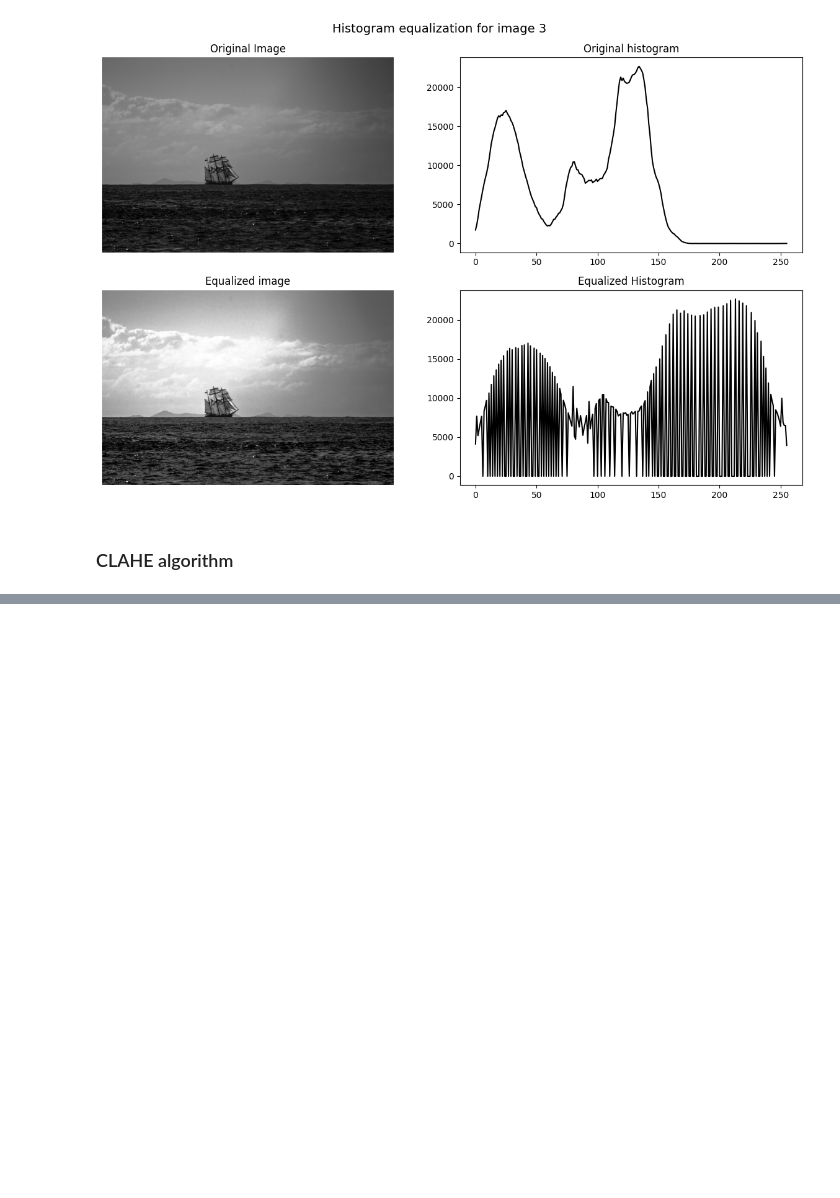
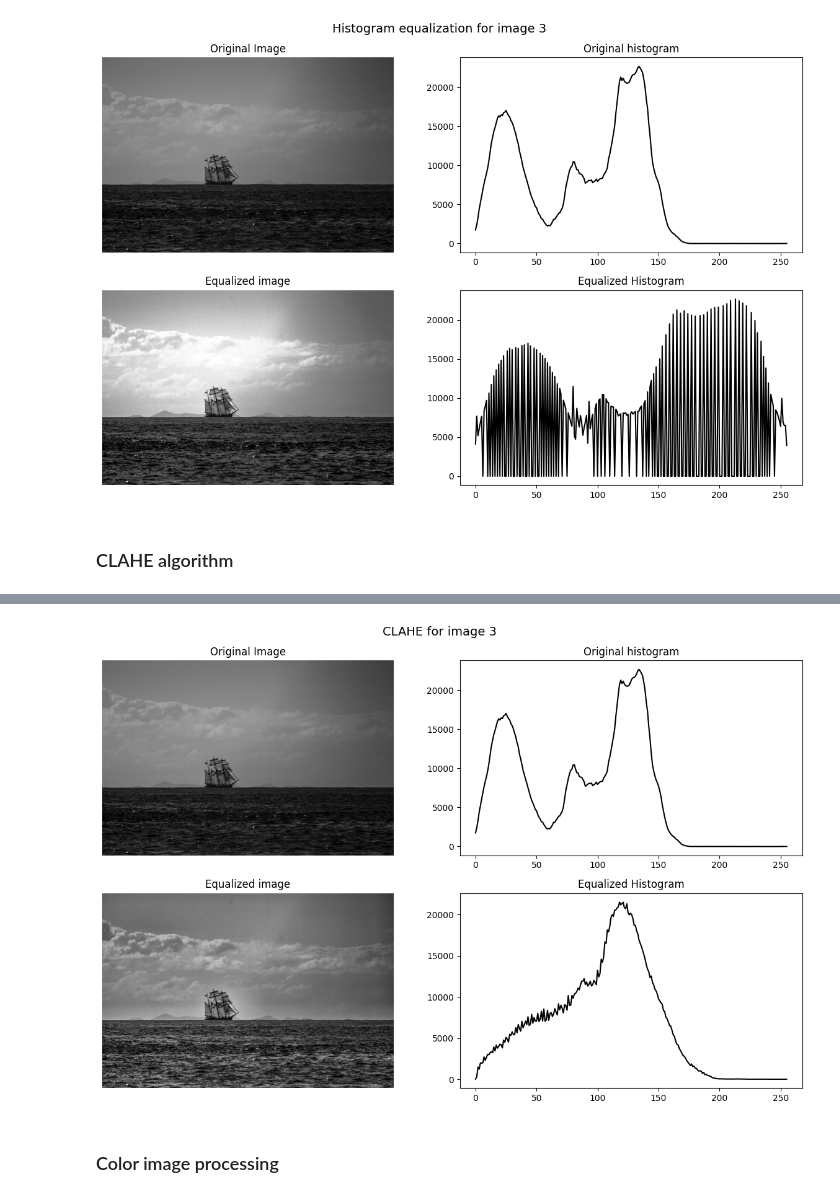
Before and after one commit to ram333n/multimedia-data-processing, a Jupyter notebook: lab_4/lab_4.ipynb, the cells around one changed output, grey strips where cells are left out. Drawn from its saved outputs; the diff is of its cells as text; code cells hidden in the pictures; blank space fills up the shorter version.

```diff
--- a/lab_4/lab_4.ipynb
+++ b/lab_4/lab_4.ipynb
@@ -81,0 +100,11 @@ show_grayscale_equalization_hist_comparison(image, title="CLAHE for image 1", hi
+# %%
+image = cv2.imread(os.path.join(IMAGES_FOLDER, "image_3_grayscale.png"), cv2.IMREAD_GRAYSCALE)
+show_grayscale_equalization_hist_comparison(
+    image,
+    title="CLAHE for image 3",
+    hist_equalization_fn=lambda img: clahe_grayscale(img, clip_limit=2.0, tileGridSize=(8, 8))
+)
+# %% [output]
+[figure, added]
+# %% [markdown]
+### Color image processing
```
Also changed, not shown: parts of 3 cells of this notebook.
